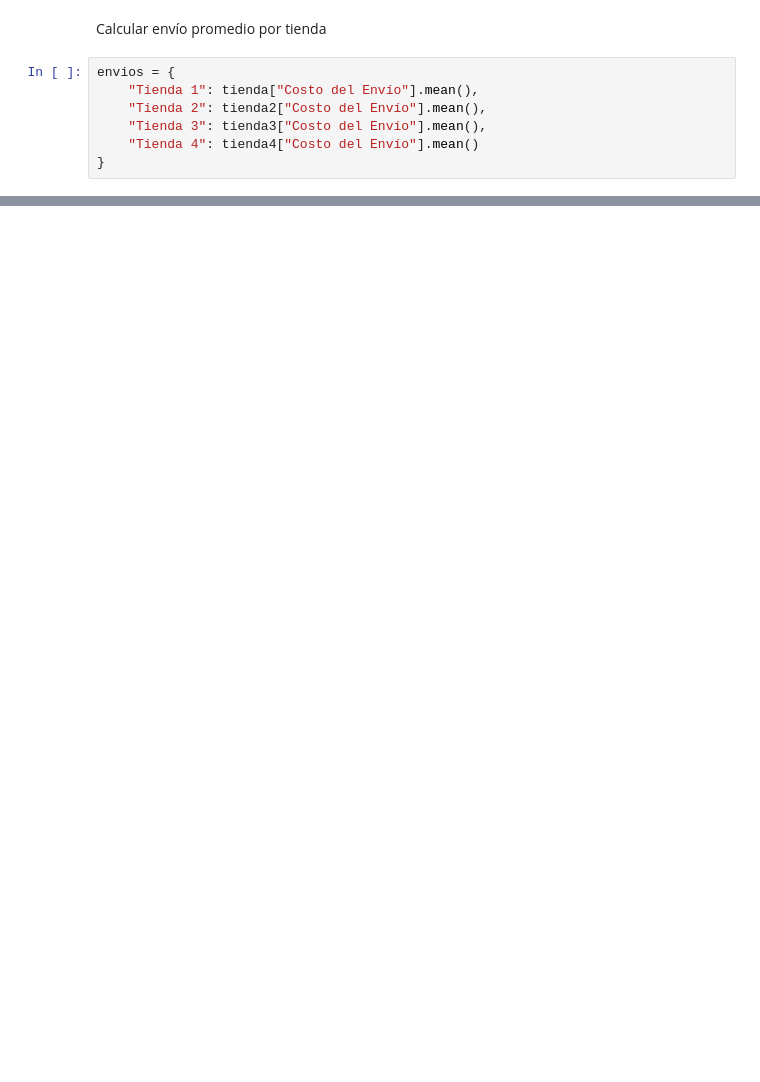
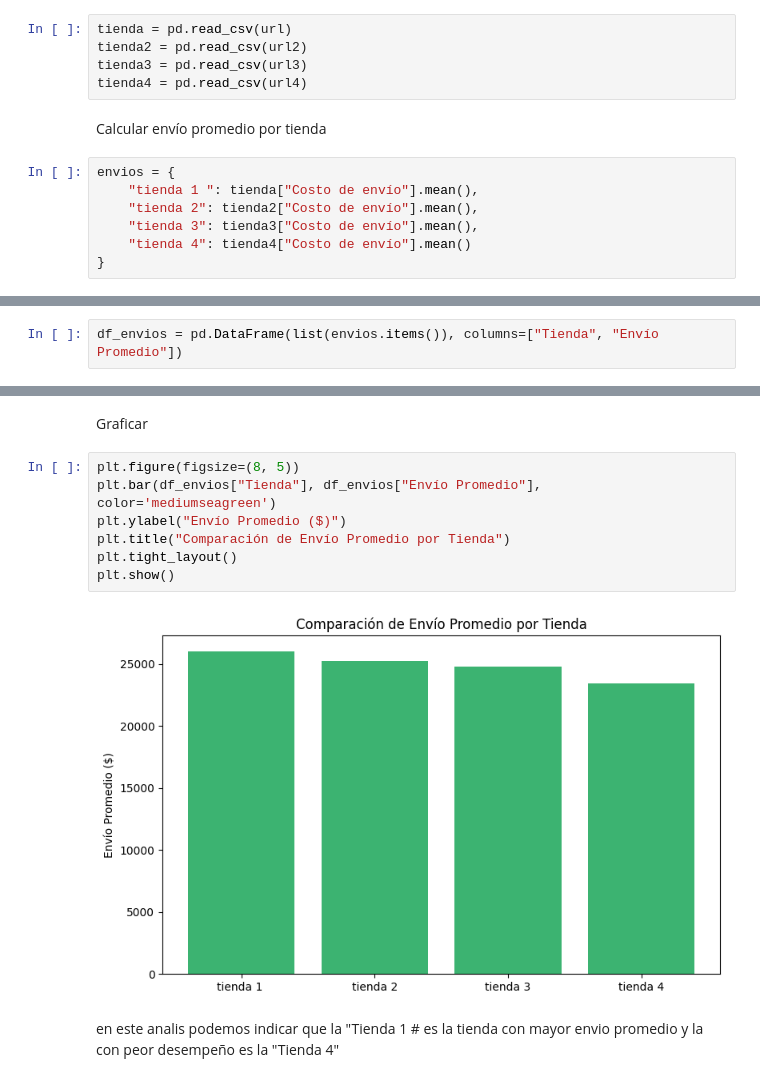
Before and after one commit to Brianbrowncoopman/challenge1-data-science-latam, a Jupyter notebook: AluraStoreLatam.ipynb, the cells around one changed output, grey strips where cells are left out. Saved outputs shown, nothing was run; the diff lists cells and outputs as text; blank space fills up the shorter version.

```diff
--- a/AluraStoreLatam.ipynb
+++ b/AluraStoreLatam.ipynb
@@ -259,9 +262,14 @@ se aprecia que casi para todas las tiendas los 3 productos mas vendidos son "TV
+# %%
+tienda = pd.read_csv(url)
+tienda2 = pd.read_csv(url2)
+tienda3 = pd.read_csv(url3)
+tienda4 = pd.read_csv(url4)
 # %% [markdown]
 Calcular envío promedio por tienda
 # %%
 envios = {
-    "Tienda 1": tienda["Costo del Envío"].mean(),
-    "Tienda 2": tienda2["Costo del Envío"].mean(),
-    "Tienda 3": tienda3["Costo del Envío"].mean(),
-    "Tienda 4": tienda4["Costo del Envío"].mean()
+    "tienda 1 ": tienda["Costo de envío"].mean(),
+    "tienda 2": tienda2["Costo de envío"].mean(),
+    "tienda 3": tienda3["Costo de envío"].mean(),
+    "tienda 4": tienda4["Costo de envío"].mean()
 }
@@ -269,0 +278,2 @@ hola cindy
+# %%
+df_envios = pd.DataFrame(list(envios.items()), columns=["Tienda", "Envío Promedio"])
@@ -269,0 +292,13 @@ hola cindy
+# %% [markdown]
+Graficar
+# %%
+plt.figure(figsize=(8, 5))
+plt.bar(df_envios["Tienda"], df_envios["Envío Promedio"], color='mediumseagreen')
+plt.ylabel("Envío Promedio ($)")
+plt.title("Comparación de Envío Promedio por Tienda")
+plt.tight_layout()
+plt.show()
+# %% [output]
+[figure, added]
+# %% [markdown]
+en este analis podemos indicar que la "Tienda 1 # es la tienda con mayor envio promedio y la con peor desempeño es la "Tienda 4"
```
Also changed, not shown: parts of 6 cells of this notebook.
